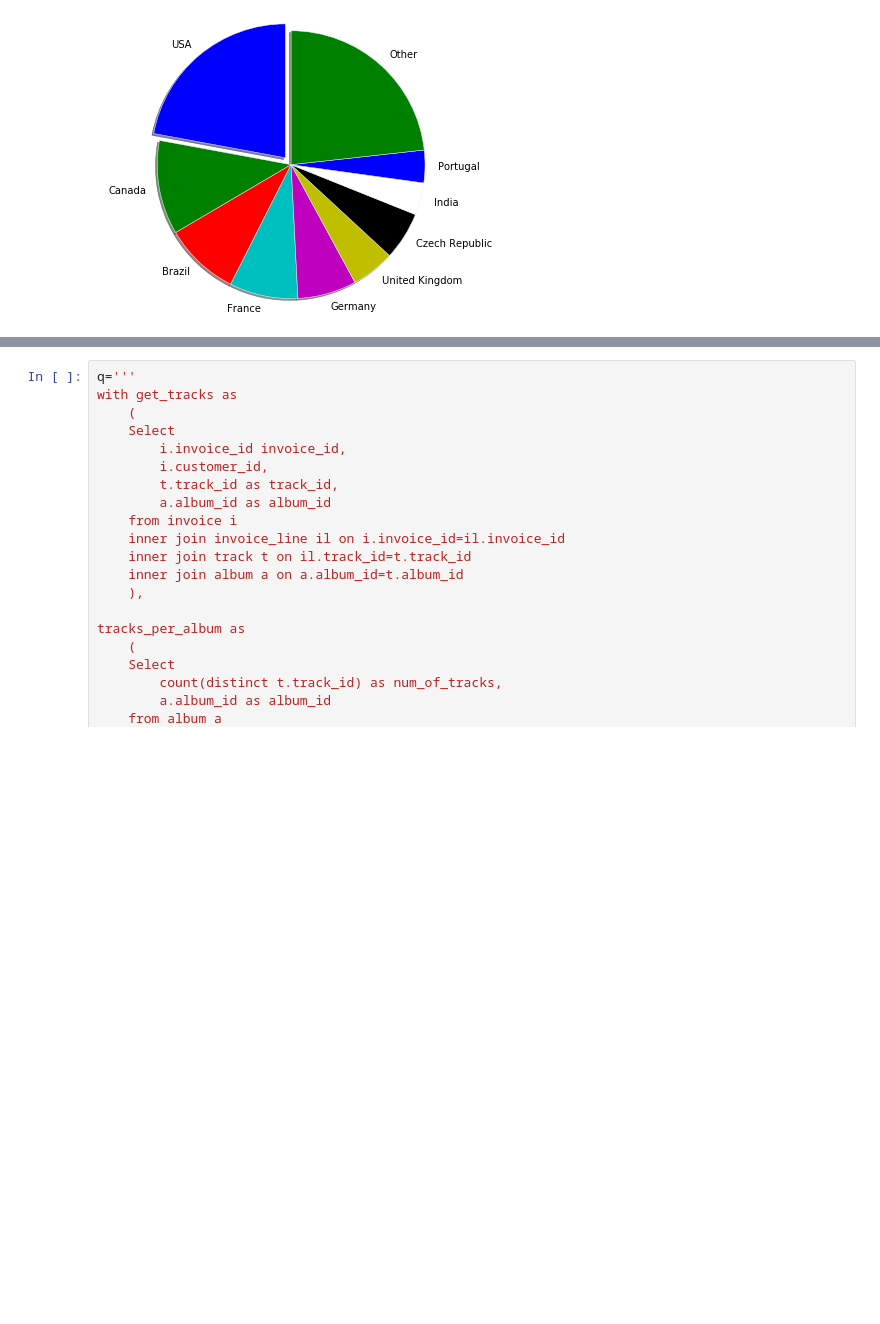
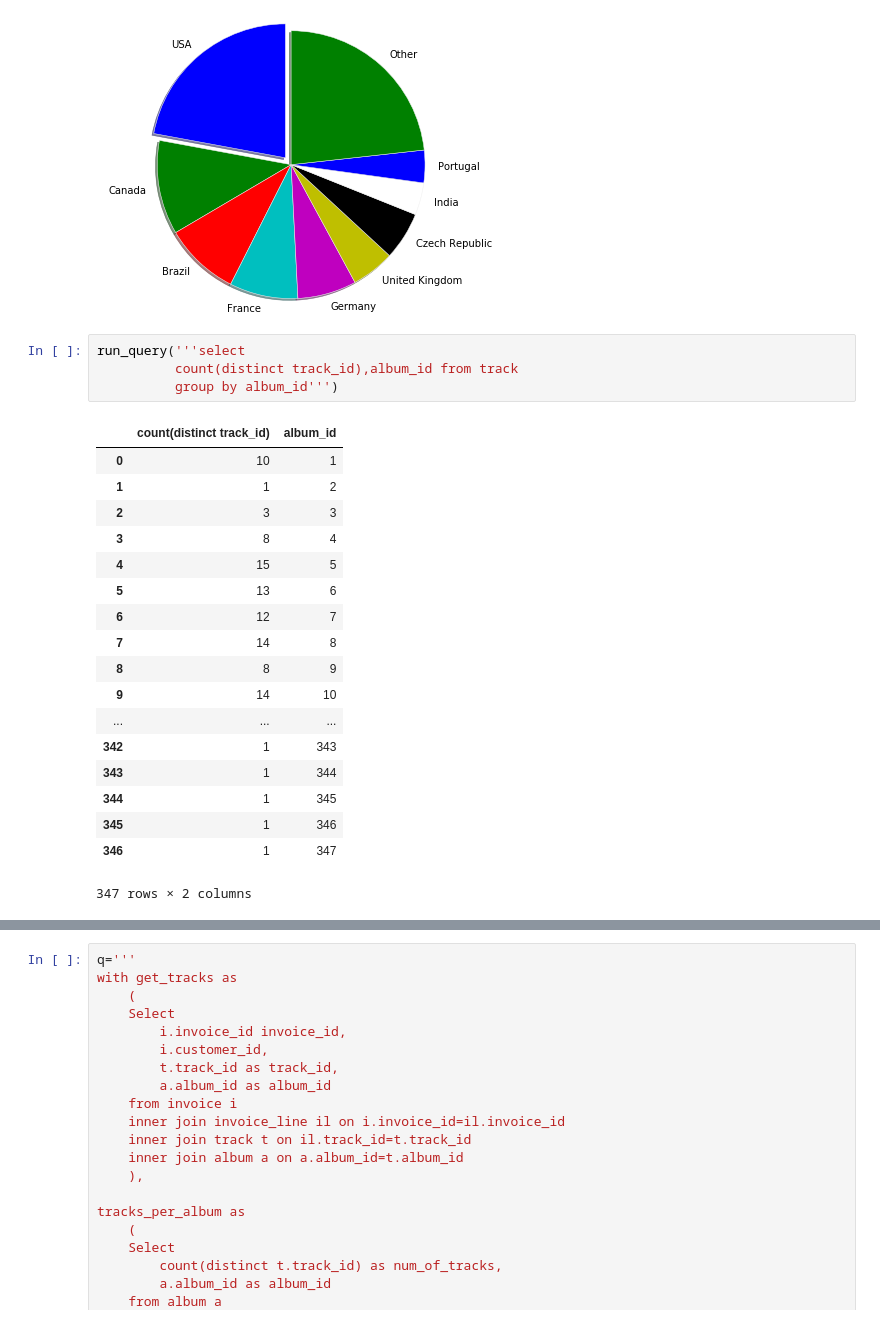
Before and after one commit to rajatbarve/Answering-business-questions-using-SQL, a Jupyter notebook: SQL queries with Python.ipynb, the cells around one changed output, grey strips where cells are left out. Cells and saved outputs as stored; diff of their text form; blank space fills up the shorter version.

```diff
--- a/SQL queries with Python.ipynb
+++ b/SQL queries with Python.ipynb
@@ -198,3 +225,26 @@ plt.pie(sales_by_country["total_sales"],
         startangle=90,radius=1.5,shadow=True);
 # %% [output]
 [figure]
+# %%
+run_query('''select
+          count(distinct track_id),album_id from track
+          group by album_id''')
+# %% [output]
+|  | count(distinct track_id) | album_id |
+| 0 | 10 | 1 |
+| 1 | 1 | 2 |
+| 2 | 3 | 3 |
+| 3 | 8 | 4 |
+| 4 | 15 | 5 |
+| 5 | 13 | 6 |
+| 6 | 12 | 7 |
+| 7 | 14 | 8 |
+| 8 | 8 | 9 |
+| 9 | 14 | 10 |
+| ... | ... | ... |
+| 342 | 1 | 343 |
+| 343 | 1 | 344 |
+| 344 | 1 | 345 |
+| 345 | 1 | 346 |
+| 346 | 1 | 347 |
+347 rows × 2 columns
```
Also changed, not shown: parts of 9 cells of this notebook.
